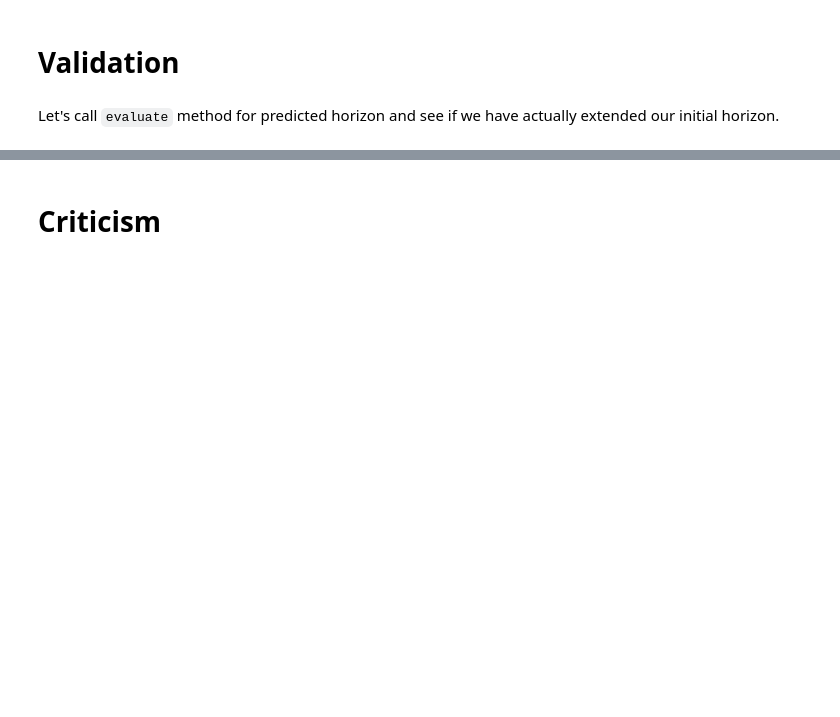
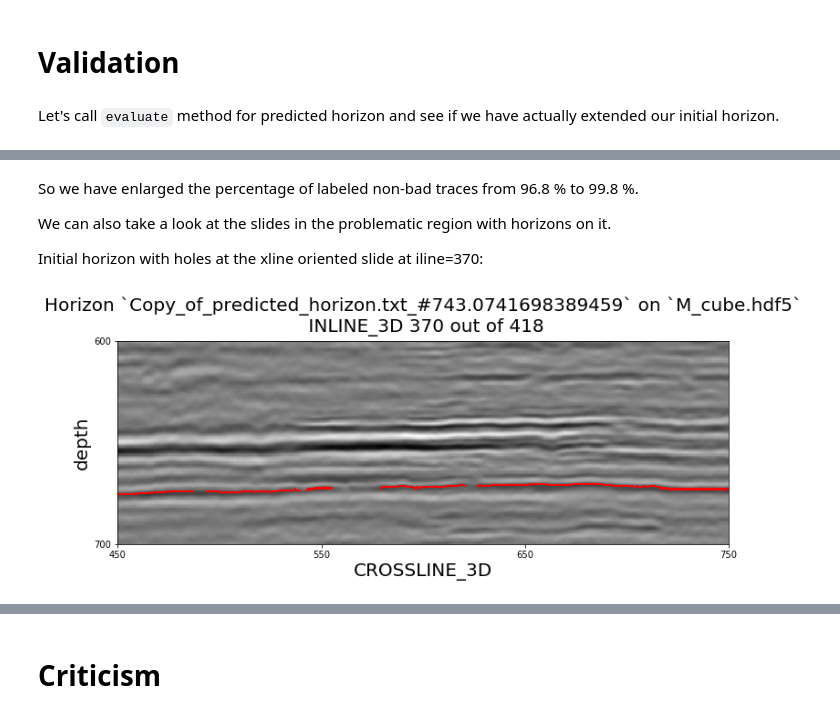
Before and after one commit to vodun/seismiqb, a Jupyter notebook: models/Horizon extrapolation/Horizon_extension.ipynb, the cells around one changed output, grey strips where cells are left out. Saved outputs shown, nothing was run; the diff lists cells and outputs as text; code cells hidden in the pictures; blank space fills up the shorter version.

```diff
--- a/models/Horizon extrapolation/Horizon_extension.ipynb
+++ b/models/Horizon extrapolation/Horizon_extension.ipynb
@@ -332,0 +357,10 @@ Number of holes inside borders:                   26
+# %% [markdown]
+So we have enlarged the percentage of labeled non-bad traces from 96.8 % to 99.8 %.
+
+We can also take a look at the slides in the problematic region with horizons on it.
+
+Initial horizon with holes at the xline oriented slide at iline=370:
+# %%
+initial_horizon.show_slide(loc=370, width=2, zoom_slice=(slice(450, 850, None), slice(600, 800, None)))
+# %% [output]
+[figure, added]
```
Also changed, not shown: parts of 27 cells of this notebook.
